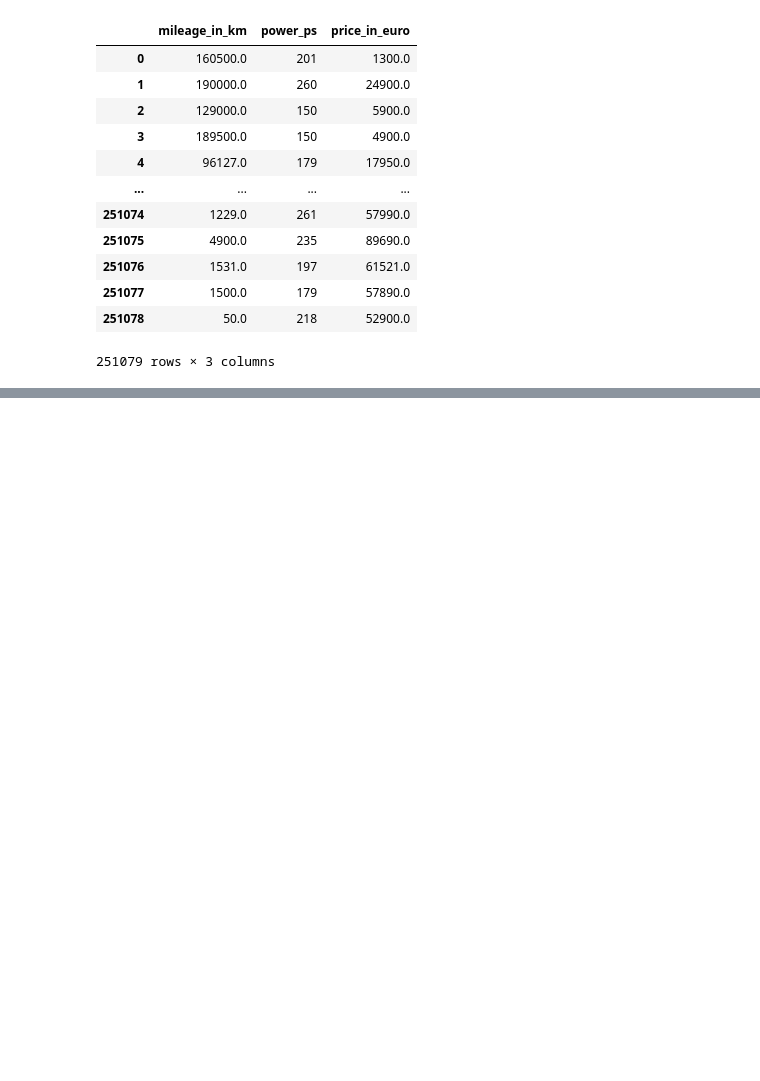
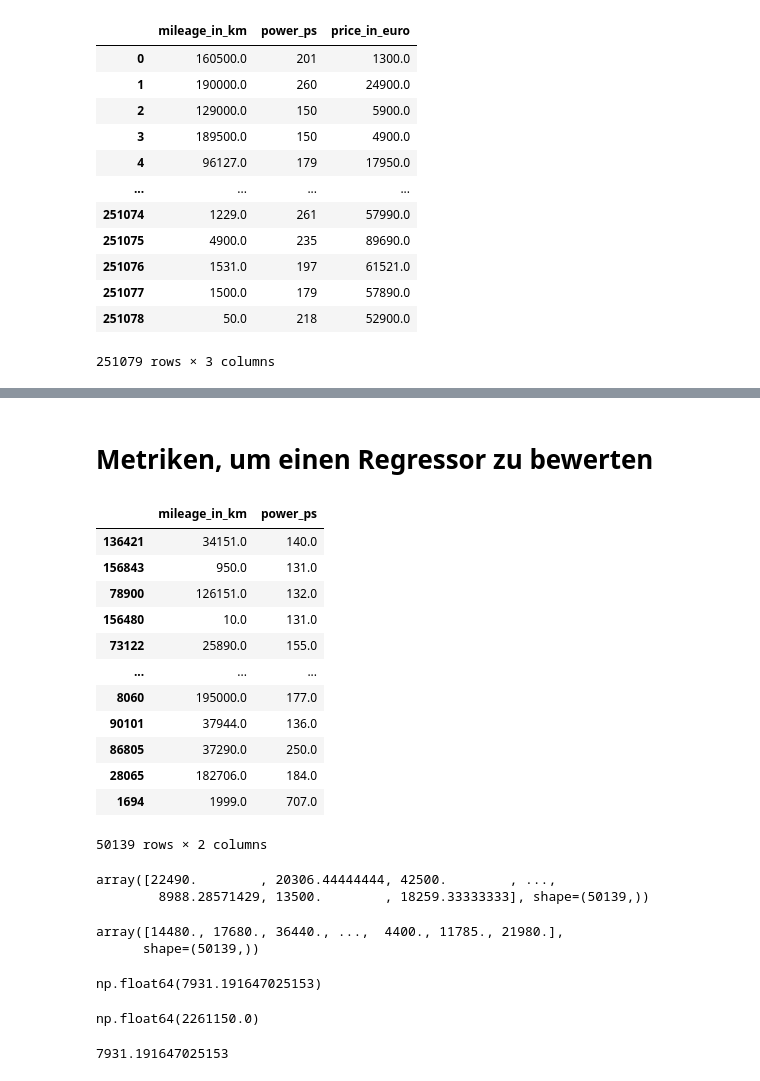
Before and after one commit to juebrauer/examples, a Jupyter notebook: 067_ws26_anwendungen_der_ki/03_ml_auf_realen_daten.ipynb, the cells around one changed output, grey strips where cells are left out. Saved outputs shown, nothing was run; the diff lists cells and outputs as text; code cells hidden in the pictures; blank space fills up the shorter version.

```diff
--- a/067_ws26_anwendungen_der_ki/03_ml_auf_realen_daten.ipynb
+++ b/067_ws26_anwendungen_der_ki/03_ml_auf_realen_daten.ipynb
@@ -288,0 +409,15 @@ df_clean
+# %%
+import kagglehub
+import pandas
+
+# 1. Datensatz runterladen und einlesen
+path = kagglehub.dataset_download("wspirat/germany-used-cars-dataset-2023")
+df_raw = pandas.read_csv(f"{path}/data.csv")
+
+# 2. Bereinigung der Daten
+spalten = ["mileage_in_km", "power_ps", "price_in_euro"]
+df_clean = df_raw[ spalten ].copy()
+
+for spalte in spalten:
+    df_clean[spalte] = pandas.to_numeric(df_clean[spalte],
+                                                errors="coerce")
@@ -288,0 +564,45 @@ df_clean
+# %% [markdown]
+# Metriken, um einen Regressor zu bewerten
+# %%
+x_test
+# %% [output]
+|  | mileage_in_km | power_ps |
+| 136421 | 34151.0 | 140.0 |
+| 156843 | 950.0 | 131.0 |
+| 78900 | 126151.0 | 132.0 |
+| 156480 | 10.0 | 131.0 |
+| 73122 | 25890.0 | 155.0 |
+| ... | ... | ... |
+| 8060 | 195000.0 | 177.0 |
+| 90101 | 37944.0 | 136.0 |
+| 86805 | 37290.0 | 250.0 |
+| 28065 | 182706.0 | 184.0 |
+| 1694 | 1999.0 | 707.0 |
+50139 rows × 2 columns
+# %%
+y_pred
+# %% [output]
+array([22490.        , 20306.44444444, 42500.        , ...,
+        8988.28571429, 13500.        , 18259.33333333], shape=(50139,))
+# %%
+y_true
+# %% [output]
+array([14480., 17680., 36440., ...,  4400., 11785., 21980.],
+      shape=(50139,))
+# %%
+import numpy
+
+#   Mean   Absolute  Error
+MAE = numpy.mean(abs(y_true - y_pred))
+MAE
+# %% [output]
+np.float64(7931.191647025153)
+# %%
+(y_pred - y_true).max()
+# %% [output]
+np.float64(2261150.0)
+# %%
+from sklearn.metrics import mean_absolute_error
+mean_absolute_error(y_true, y_pred)
+# %% [output]
+7931.191647025153
```
Also changed, not shown: parts of 45 cells of this notebook.
